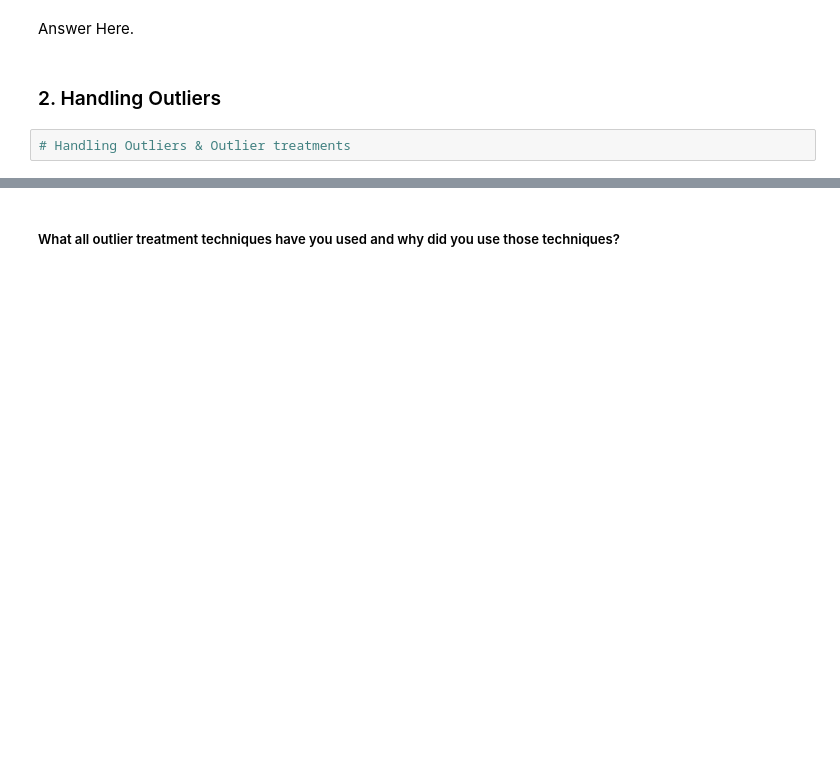
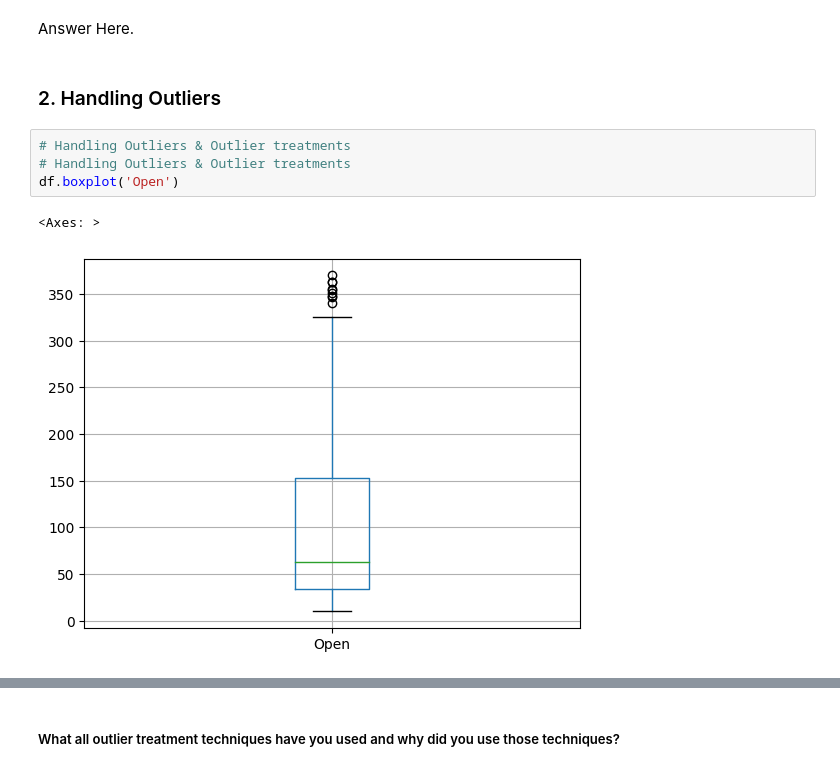
Before and after one commit to kashifkhan9555/Yes_Bank_Closing_price_prediction, a Jupyter notebook: Yes_Bank_Closing_price_prediction.ipynb, the cells around one changed output, grey strips where cells are left out. Saved outputs shown, nothing was run; the diff lists cells and outputs as text; blank space fills up the shorter version.

```diff
--- a/Yes_Bank_Closing_price_prediction.ipynb
+++ b/Yes_Bank_Closing_price_prediction.ipynb
@@ -797,3 +804,8 @@ Answer Here.
 ### 2. Handling Outliers
 # %%
 # Handling Outliers & Outlier treatments
+# Handling Outliers & Outlier treatments
+df.boxplot('Open')
+# %% [output]
+<Axes: >
+[figure, added]
```
Also changed, not shown: parts of 12 cells of this notebook.
